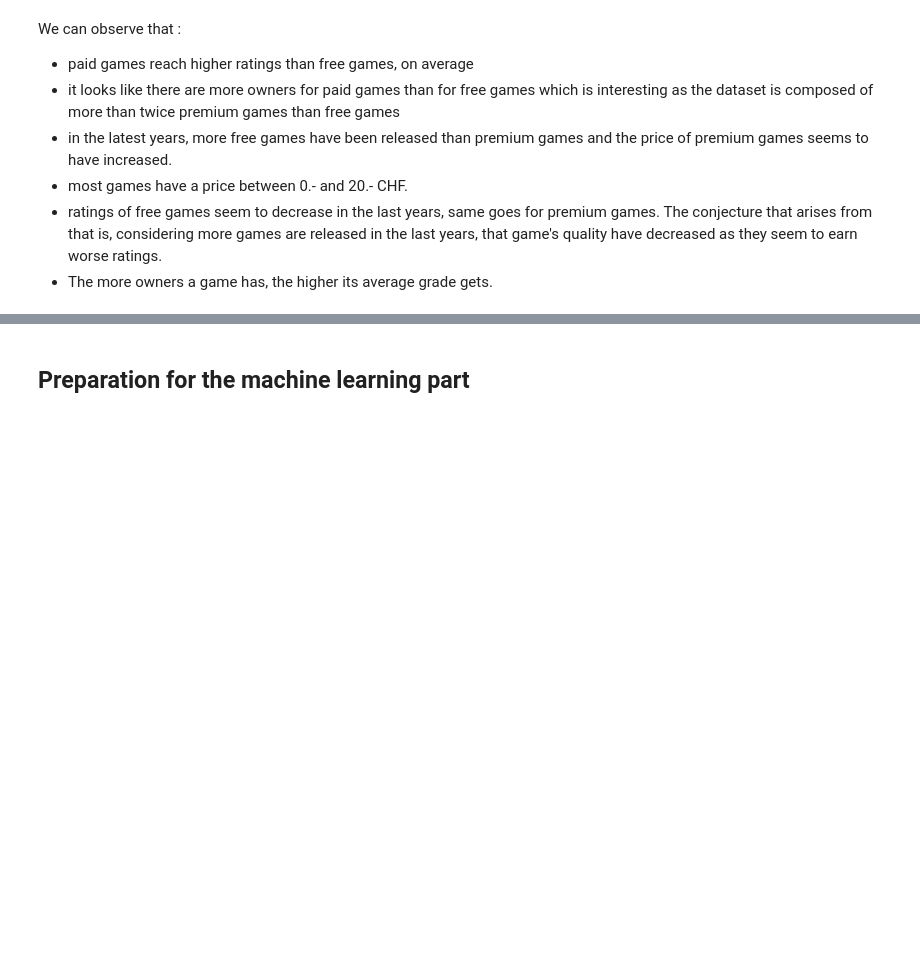
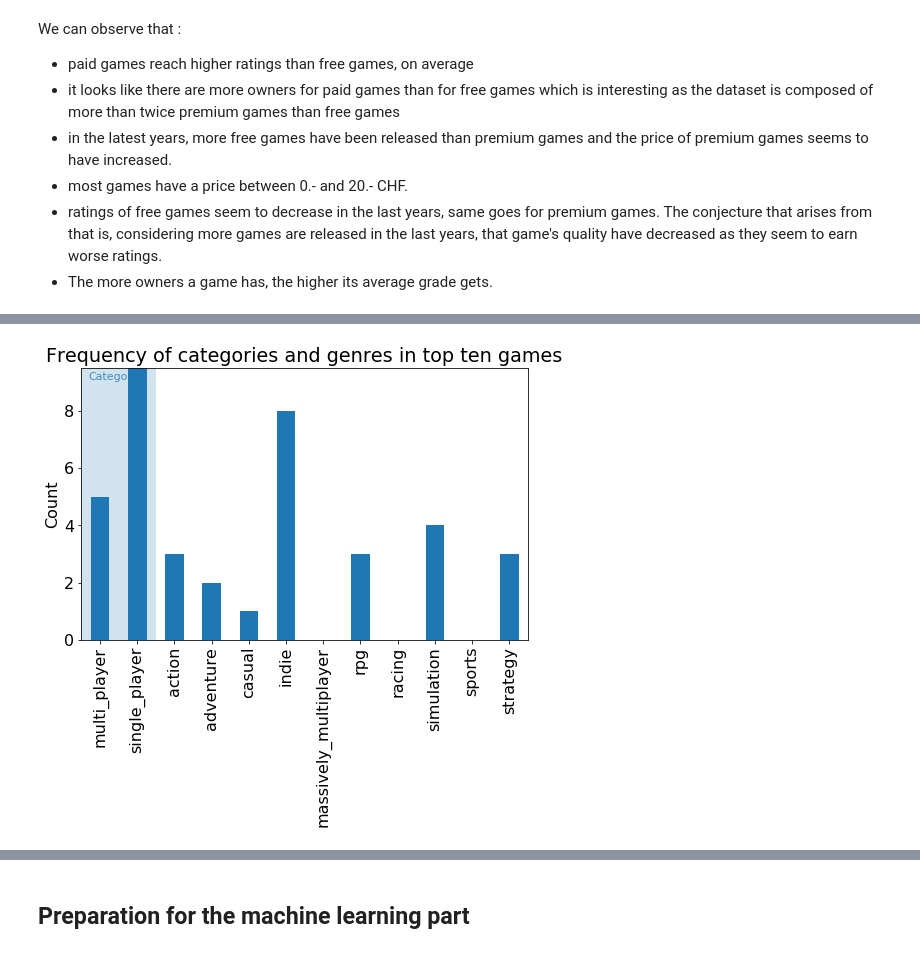
Before and after one commit to mikehdr/ntds_2019_team21, a Jupyter notebook: 4-exploration_new.ipynb, the cells around one changed output, grey strips where cells are left out. Cells and saved outputs as stored; diff of their text form; code cells hidden in the pictures; blank space fills up the shorter version.

```diff
--- a/4-exploration_new.ipynb
+++ b/4-exploration_new.ipynb
@@ -311,0 +316,18 @@ We can observe that :
+# %%
+display_cols = ['name', 'developer', 'publisher', 'release_year', 'genres', 'owners', 'rating', 'price']
+top_ten = df.sort_values(by='rating', ascending=False).head(10)
+display(top_ten[display_cols])
+
+# storing category and genre columns in a variable, as we'll be accessing them often
+cat_gen_cols = df.columns[-13:-1]
+ax = top_ten[cat_gen_cols].sum().plot.bar(figsize=(8,5))
+
+ax.fill_between([-.5, 1.5], 10, alpha=.2)
+ax.text(0.5, 9.1, 'Categories', fontsize=11, color='tab:blue', alpha=.8, horizontalalignment='center')
+
+ax.set_ylim([0, 9.5])
+ax.set_ylabel('Count')
+ax.set_title('Frequency of categories and genres in top ten games')
+
+plt.show()
+# %% [output]
@@ -311,0 +345 @@ We can observe that :
+[figure, added]
```
Also changed, not shown: parts of 10 cells of this notebook.
